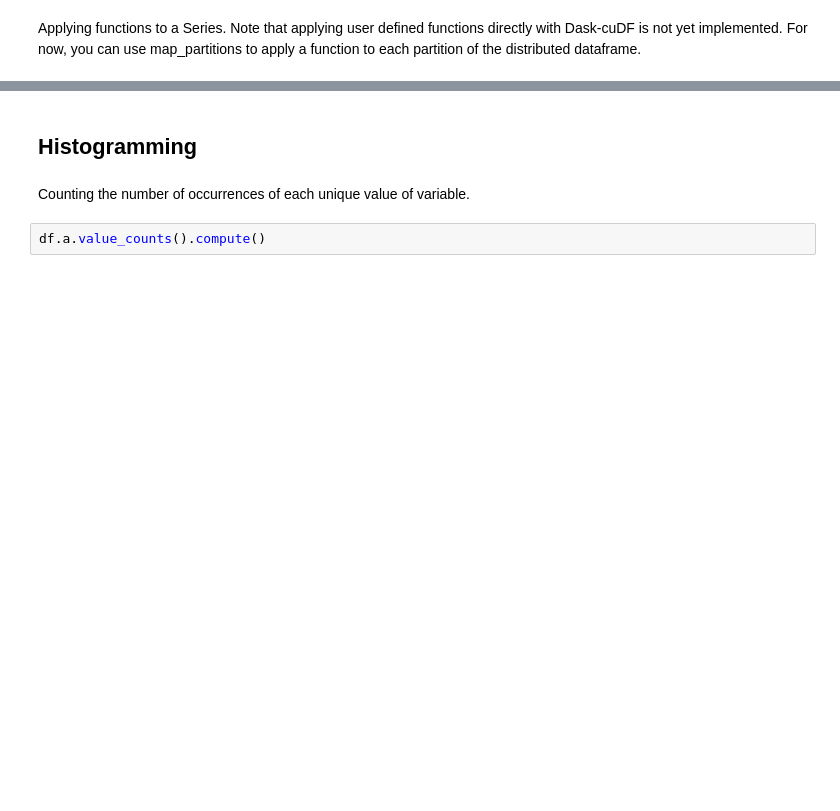
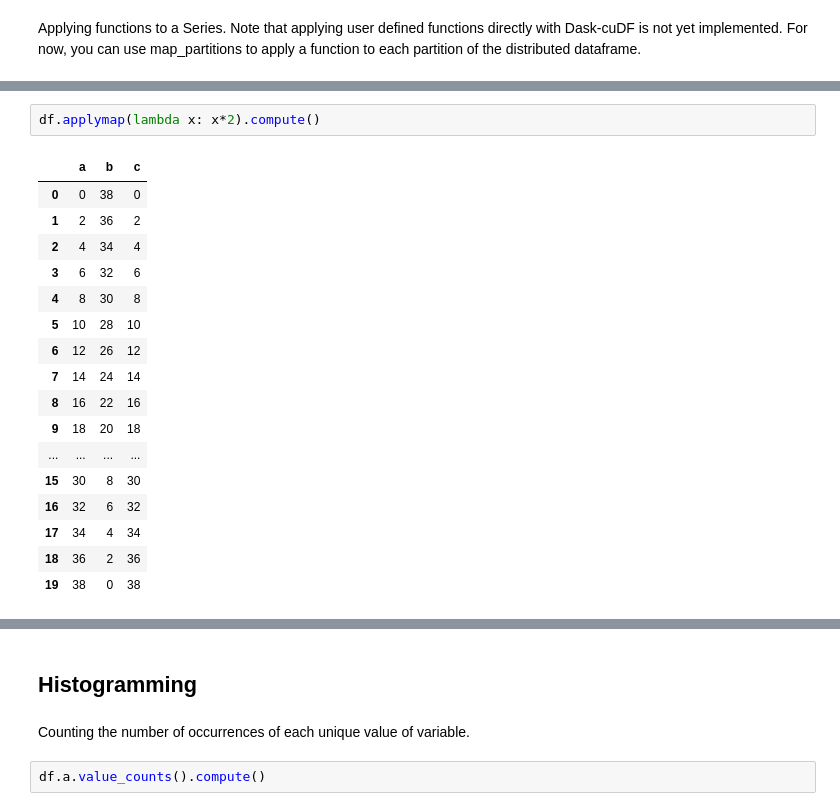
Before and after one commit to pprados/virtual-dataframe, a Jupyter notebook: notebooks/demo.ipynb, the cells around one changed output, grey strips where cells are left out. Saved outputs shown, nothing was run; the diff lists cells and outputs as text; blank space fills up the shorter version.

```diff
--- a/notebooks/demo.ipynb
+++ b/notebooks/demo.ipynb
@@ -123,3 +320,23 @@ df['a'].map_partitions(add_ten).compute()
+# %%
+df.applymap(lambda x: x*2).compute()
+# %% [output]
+|  | a | b | c |
+| 0 | 0 | 38 | 0 |
+| 1 | 2 | 36 | 2 |
+| 2 | 4 | 34 | 4 |
+| 3 | 6 | 32 | 6 |
+| 4 | 8 | 30 | 8 |
+| 5 | 10 | 28 | 10 |
+| 6 | 12 | 26 | 12 |
+| 7 | 14 | 24 | 14 |
+| 8 | 16 | 22 | 16 |
+| 9 | 18 | 20 | 18 |
+| ... | ... | ... | ... |
+| 15 | 30 | 8 | 30 |
+| 16 | 32 | 6 | 32 |
+| 17 | 34 | 4 | 34 |
+| 18 | 36 | 2 | 36 |
+| 19 | 38 | 0 | 38 |
 # %%
 def my_kernel(a_s, b_s, c_s, val, outs):
     for i, (a, b, c) in enumerate(zip(a_s,b_s,c_s)):
```
Also changed, not shown: parts of 42 cells of this notebook, 1 other file.
